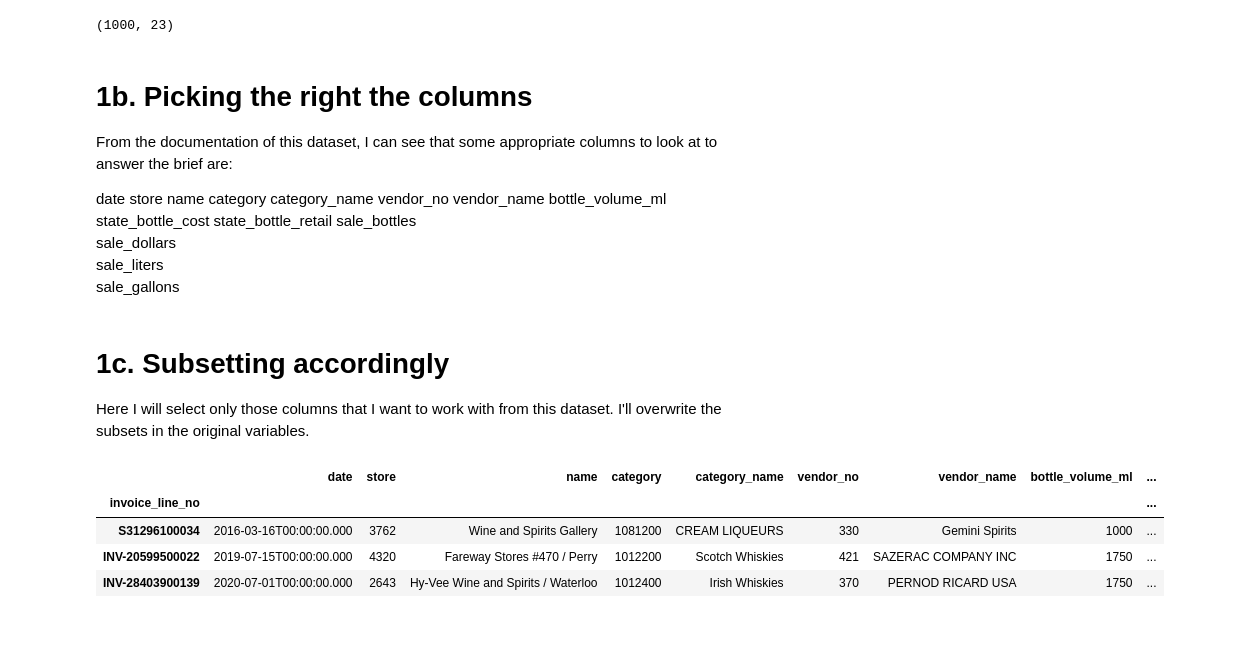
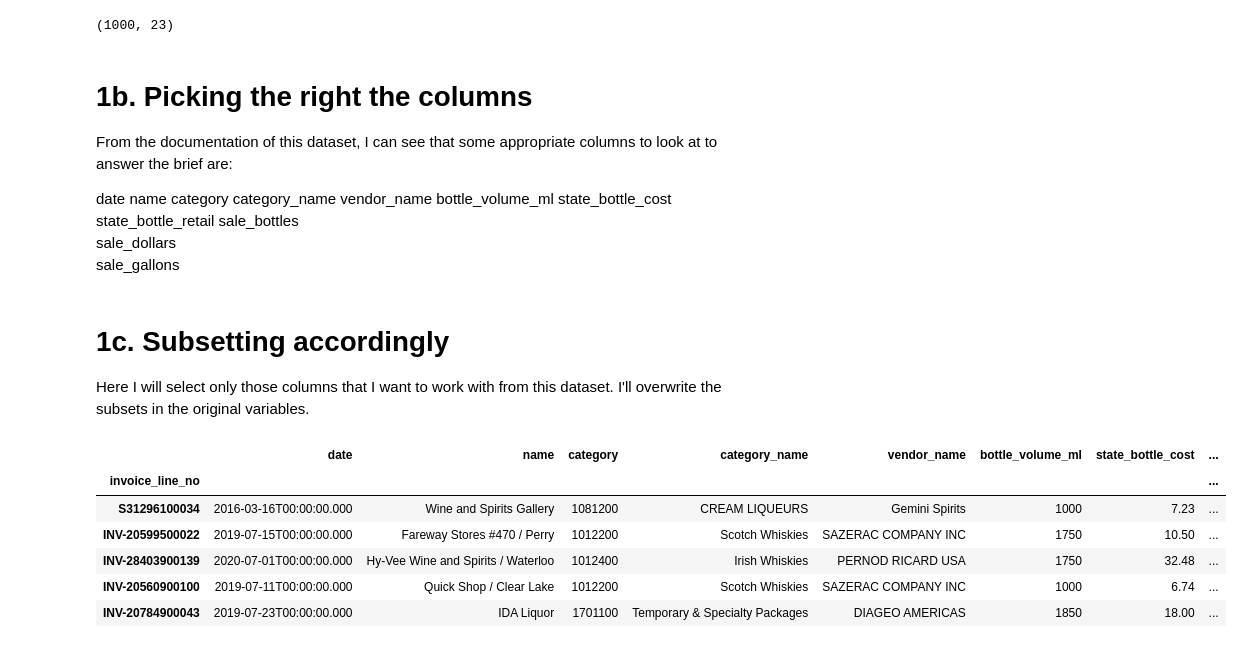
Before and after one commit to samokoye/Capstone-Projects-EDA-Regression-Supervised-Learning, a Jupyter notebook: 11.5 Iowa Liquor Sales-EDA.ipynb, the cells around one changed output. Cells and saved outputs as stored; diff of their text form; code cells hidden in the pictures.

```diff
--- a/11.5 Iowa Liquor Sales-EDA.ipynb
+++ b/11.5 Iowa Liquor Sales-EDA.ipynb
@@ -70,34 +75,33 @@ iowa_liquor_sales.shape
 From the documentation of this dataset, I can see that some appropriate columns to look at to answer the brief are:
 
 date
-store
 name
 category
 category_name
-vendor_no
 vendor_name
 bottle_volume_ml
 state_bottle_cost
 state_bottle_retail
 sale_bottles
 sale_dollars
-sale_liters
 sale_gallons
 # %% [markdown]
 # 1c. Subsetting accordingly
 Here I will select only those columns that I want to work with from this dataset. I'll overwrite the subsets in the original variables.
 # %%
 # Subset the DataFrame object iowa_liquor_sales by selecting just the variables
-iowa_liquor_sales = iowa_liquor_sales[['date','store','name','category','category_name','vendor_no',
+iowa_liquor_sales = iowa_liquor_sales[['date','name','category','category_name',
                                        'vendor_name','bottle_volume_ml',
                                        'state_bottle_cost','state_bottle_retail','sale_bottles',
-                                       'sale_dollars','sale_liters','sale_gallons']]
+                                       'sale_dollars','sale_gallons']]
 # Exploring the data
 # Check the first three entries
-iowa_liquor_sales.head(3)
+iowa_liquor_sales.head()
 # %% [output]
-|  | date | store | name | category | category_name | vendor_no | vendor_name | bottle_volume_ml | ... |
-| invoice_line_no |  |  |  |  |  |  |  |  | ... |
-| S31296100034 | 2016-03-16T00:00:00.000 | 3762 | Wine and Spirits Gallery | 1081200 | CREAM LIQUEURS | 330 | Gemini Spirits | 1000 | ... |
-| INV-20599500022 | 2019-07-15T00:00:00.000 | 4320 | Fareway Stores #470 / Perry | 1012200 | Scotch Whiskies | 421 | SAZERAC COMPANY INC | 1750 | ... |
-| INV-28403900139 | 2020-07-01T00:00:00.000 | 2643 | Hy-Vee Wine and Spirits / Waterloo | 1012400 | Irish Whiskies | 370 | PERNOD RICARD USA | 1750 | ... |
+|  | date | name | category | category_name | vendor_name | bottle_volume_ml | state_bottle_cost | ... |
+| invoice_line_no |  |  |  |  |  |  |  | ... |
+| S31296100034 | 2016-03-16T00:00:00.000 | Wine and Spirits Gallery | 1081200 | CREAM LIQUEURS | Gemini Spirits | 1000 | 7.23 | ... |
+| INV-20599500022 | 2019-07-15T00:00:00.000 | Fareway Stores #470 / Perry | 1012200 | Scotch Whiskies | SAZERAC COMPANY INC | 1750 | 10.50 | ... |
+| INV-28403900139 | 2020-07-01T00:00:00.000 | Hy-Vee Wine and Spirits / Waterloo | 1012400 | Irish Whiskies | PERNOD RICARD USA | 1750 | 32.48 | ... |
+| INV-20560900100 | 2019-07-11T00:00:00.000 | Quick Shop / Clear Lake | 1012200 | Scotch Whiskies | SAZERAC COMPANY INC | 1000 | 6.74 | ... |
+| INV-20784900043 | 2019-07-23T00:00:00.000 | IDA Liquor | 1701100 | Temporary & Specialty Packages | DIAGEO AMERICAS | 1850 | 18.00 | ... |
```
Also changed, not shown: parts of 51 cells of this notebook.
